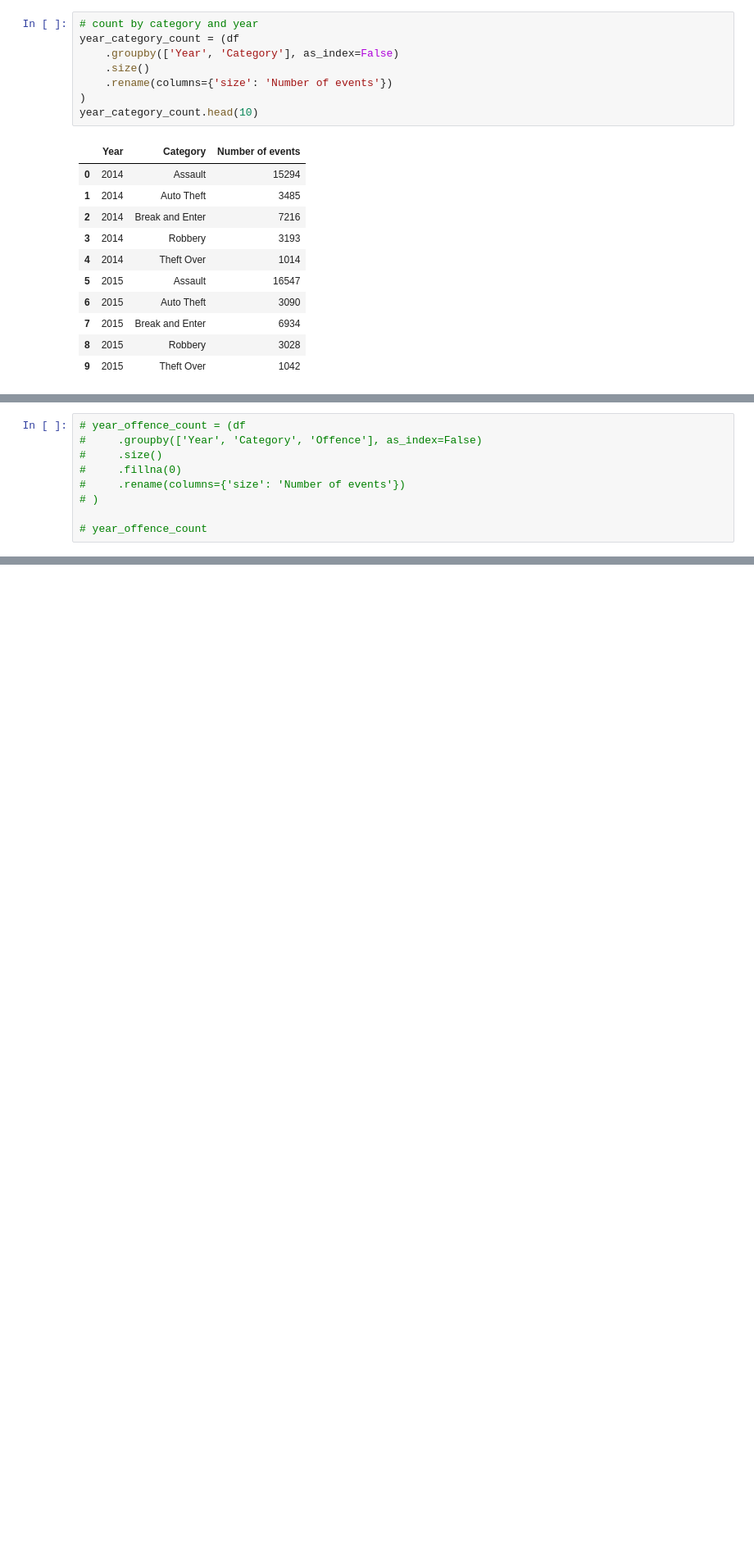
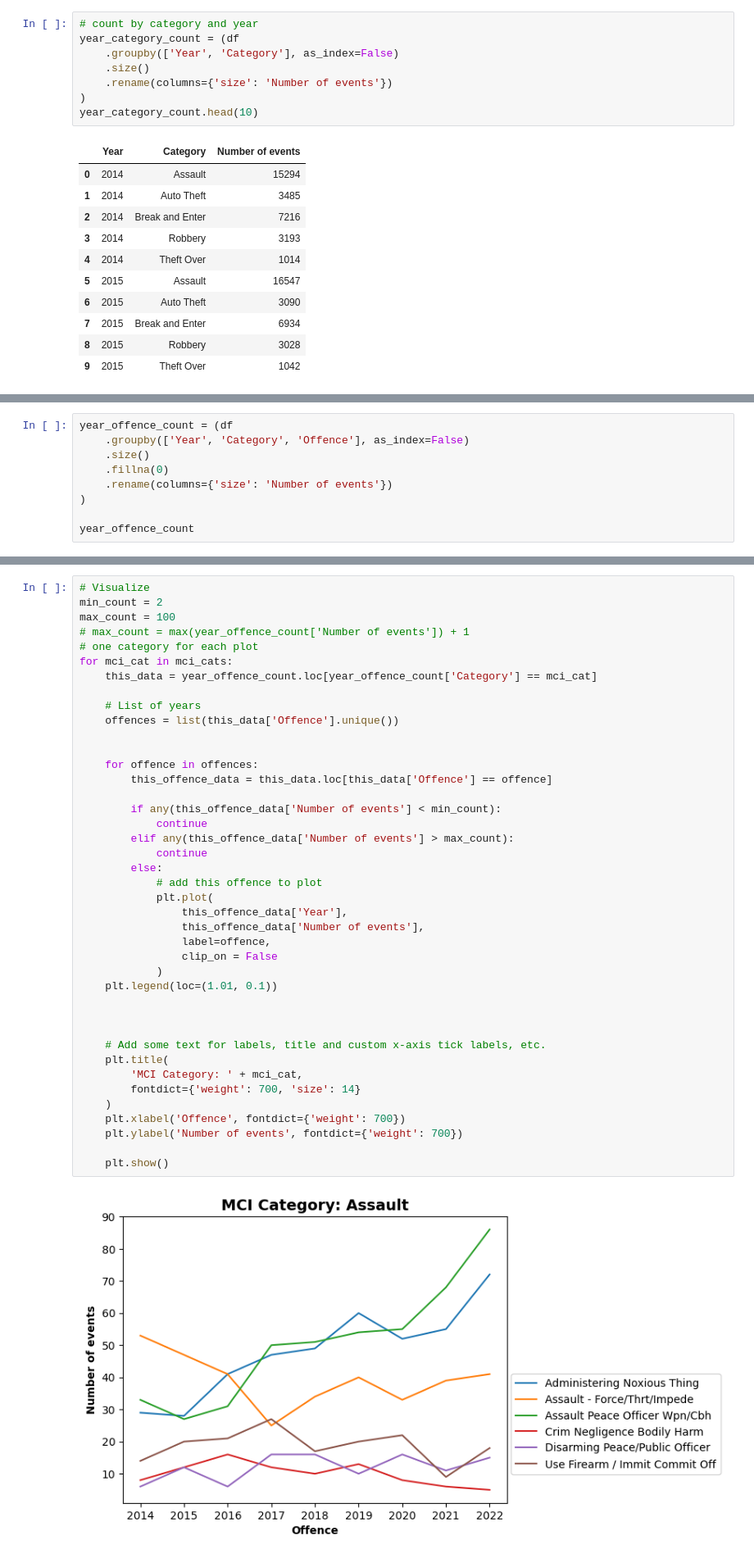
Before and after one commit to fannysigouin/project1, a Jupyter notebook: q5_year_to_year.ipynb, the cells around one changed output, grey strips where cells are left out. Shown: that part at 82% size. Drawn from its saved outputs; the diff is of its cells as text; blank space fills up the shorter version.

Commit message:
look at data since 2014

```diff
--- a/q5_year_to_year.ipynb
+++ b/q5_year_to_year.ipynb
@@ -187,11 +147,11 @@ plt.show()
 # %% [output]
 [figure]
 # %%
-# year_offence_count = (df
-#     .groupby(['Year', 'Category', 'Offence'], as_index=False)
-#     .size()
-#     .fillna(0)
-#     .rename(columns={'size': 'Number of events'})
-# )
+year_offence_count = (df
+    .groupby(['Year', 'Category', 'Offence'], as_index=False)
+    .size()
+    .fillna(0)
+    .rename(columns={'size': 'Number of events'})
+)
 
-# year_offence_count
+year_offence_count
@@ -266,0 +172,43 @@ plt.show()
+# %%
+# Visualize
+min_count = 2
+max_count = 100
+# max_count = max(year_offence_count['Number of events']) + 1
+# one category for each plot
+for mci_cat in mci_cats:
+    this_data = year_offence_count.loc[year_offence_count['Category'] == mci_cat]
+
+    # List of years
+    offences = list(this_data['Offence'].unique())
+
+
+    for offence in offences:
+        this_offence_data = this_data.loc[this_data['Offence'] == offence]
+
+        if any(this_offence_data['Number of events'] < min_count):
+            continue
+        elif any(this_offence_data['Number of events'] > max_count):
+            continue
+        else:
+            # add this offence to plot
+            plt.plot(
+                this_offence_data['Year'],
+                this_offence_data['Number of events'],
+                label=offence,
+                clip_on = False
+            )
+    plt.legend(loc=(1.01, 0.1))
+
+
+
+    # Add some text for labels, title and custom x-axis tick labels, etc.
+    plt.title(
+        'MCI Category: ' + mci_cat,
+        fontdict={'weight': 700, 'size': 14}
+    )
+    plt.xlabel('Offence', fontdict={'weight': 700})
+    plt.ylabel('Number of events', fontdict={'weight': 700})
+
+    plt.show()
+# %% [output]
+[figure, added]
```
Also changed, not shown: parts of 30 cells of this notebook.
